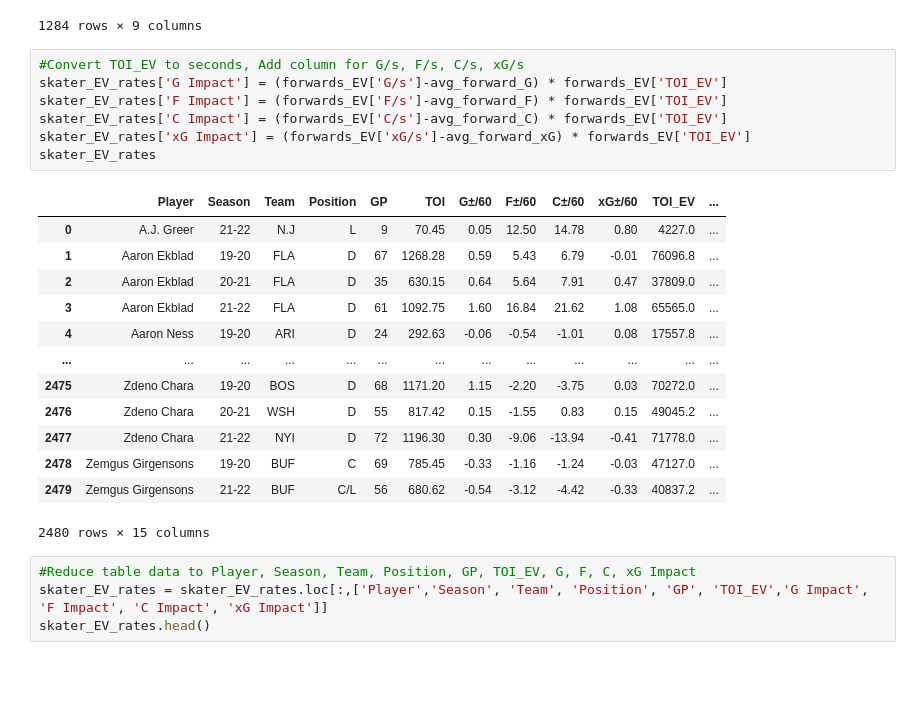
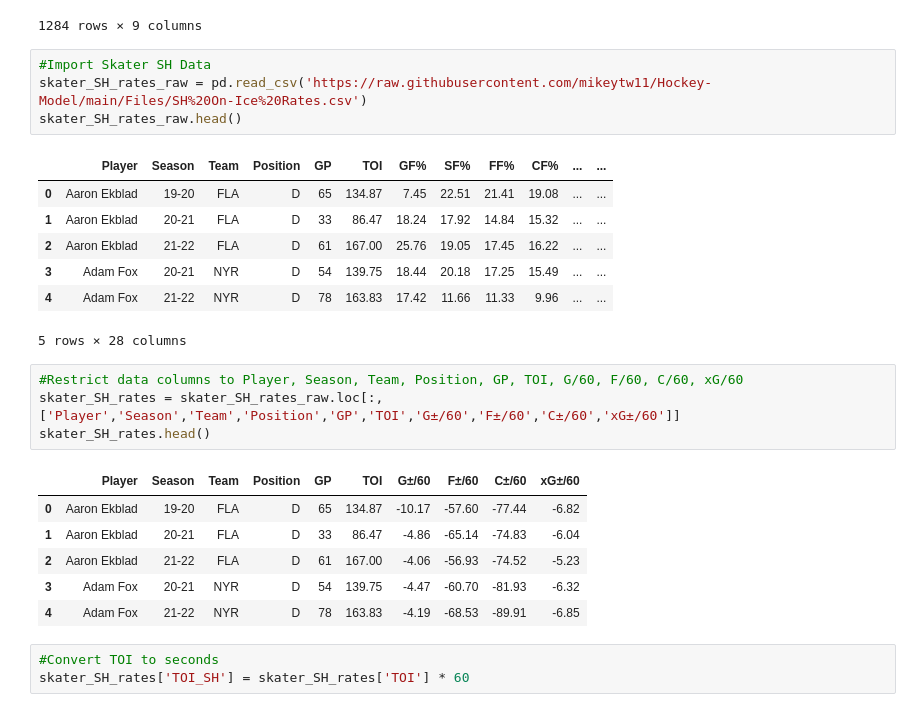
Before and after one commit to mikeytw11/Hockey-Model, a Jupyter notebook: Pre_Season_Model.ipynb, the cells around one changed output. Drawn from its saved outputs; the diff is of its cells as text; blank space fills up the shorter version.

```diff
--- a/Pre_Season_Model.ipynb
+++ b/Pre_Season_Model.ipynb
@@ -310,28 +310,29 @@ skater_PP
 | 1280 | Zach Werenski | 20-21 | CBJ | D | 33 | -1.742317 | -11.339614 | -16.808672 | -2.139052 |
 | 1281 | Zach Werenski | 21-22 | CBJ | D | 64 | 2.079144 | 26.923123 | 41.922267 | -0.192952 |
 1284 rows × 9 columns
-# %%
-#Convert TOI_EV to seconds, Add column for G/s, F/s, C/s, xG/s
-skater_EV_rates['G Impact'] = (forwards_EV['G/s']-avg_forward_G) * forwards_EV['TOI_EV']
-skater_EV_rates['F Impact'] = (forwards_EV['F/s']-avg_forward_F) * forwards_EV['TOI_EV']
-skater_EV_rates['C Impact'] = (forwards_EV['C/s']-avg_forward_C) * forwards_EV['TOI_EV']
-skater_EV_rates['xG Impact'] = (forwards_EV['xG/s']-avg_forward_xG) * forwards_EV['TOI_EV']
-skater_EV_rates
-# %% [output]
-|  | Player | Season | Team | Position | GP | TOI | G±/60 | F±/60 | C±/60 | xG±/60 | TOI_EV | ... |
-| 0 | A.J. Greer | 21-22 | N.J | L | 9 | 70.45 | 0.05 | 12.50 | 14.78 | 0.80 | 4227.0 | ... |
-| 1 | Aaron Ekblad | 19-20 | FLA | D | 67 | 1268.28 | 0.59 | 5.43 | 6.79 | -0.01 | 76096.8 | ... |
-| 2 | Aaron Ekblad | 20-21 | FLA | D | 35 | 630.15 | 0.64 | 5.64 | 7.91 | 0.47 | 37809.0 | ... |
-| 3 | Aaron Ekblad | 21-22 | FLA | D | 61 | 1092.75 | 1.60 | 16.84 | 21.62 | 1.08 | 65565.0 | ... |
-| 4 | Aaron Ness | 19-20 | ARI | D | 24 | 292.63 | -0.06 | -0.54 | -1.01 | 0.08 | 17557.8 | ... |
-| ... | ... | ... | ... | ... | ... | ... | ... | ... | ... | ... | ... | ... |
-| 2475 | Zdeno Chara | 19-20 | BOS | D | 68 | 1171.20 | 1.15 | -2.20 | -3.75 | 0.03 | 70272.0 | ... |
-| 2476 | Zdeno Chara | 20-21 | WSH | D | 55 | 817.42 | 0.15 | -1.55 | 0.83 | 0.15 | 49045.2 | ... |
-| 2477 | Zdeno Chara | 21-22 | NYI | D | 72 | 1196.30 | 0.30 | -9.06 | -13.94 | -0.41 | 71778.0 | ... |
-| 2478 | Zemgus Girgensons | 19-20 | BUF | C | 69 | 785.45 | -0.33 | -1.16 | -1.24 | -0.03 | 47127.0 | ... |
-| 2479 | Zemgus Girgensons | 21-22 | BUF | C/L | 56 | 680.62 | -0.54 | -3.12 | -4.42 | -0.33 | 40837.2 | ... |
-2480 rows × 15 columns
+# %%
+#Import Skater SH Data
+skater_SH_rates_raw = pd.read_csv('https://raw.githubusercontent.com/mikeytw11/Hockey-Model/main/Files/SH%20On-Ice%20Rates.csv')
+skater_SH_rates_raw.head()
+# %% [output]
+|  | Player | Season | Team | Position | GP | TOI | GF% | SF% | FF% | CF% | ... | ... |
+| 0 | Aaron Ekblad | 19-20 | FLA | D | 65 | 134.87 | 7.45 | 22.51 | 21.41 | 19.08 | ... | ... |
+| 1 | Aaron Ekblad | 20-21 | FLA | D | 33 | 86.47 | 18.24 | 17.92 | 14.84 | 15.32 | ... | ... |
+| 2 | Aaron Ekblad | 21-22 | FLA | D | 61 | 167.00 | 25.76 | 19.05 | 17.45 | 16.22 | ... | ... |
+| 3 | Adam Fox | 20-21 | NYR | D | 54 | 139.75 | 18.44 | 20.18 | 17.25 | 15.49 | ... | ... |
+| 4 | Adam Fox | 21-22 | NYR | D | 78 | 163.83 | 17.42 | 11.66 | 11.33 | 9.96 | ... | ... |
+5 rows × 28 columns
 # %%
-#Reduce table data to Player, Season, Team, Position, GP, TOI_EV, G, F, C, xG Impact
-skater_EV_rates = skater_EV_rates.loc[:,['Player','Season', 'Team', 'Position', 'GP', 'TOI_EV','G Impact', 'F Impact', 'C Impact', 'xG Impact']]
-skater_EV_rates.head()
+#Restrict data columns to Player, Season, Team, Position, GP, TOI, G/60, F/60, C/60, xG/60
+skater_SH_rates = skater_SH_rates_raw.loc[:,['Player','Season','Team','Position','GP','TOI','G±/60','F±/60','C±/60','xG±/60']]
+skater_SH_rates.head()
+# %% [output]
+|  | Player | Season | Team | Position | GP | TOI | G±/60 | F±/60 | C±/60 | xG±/60 |
+| 0 | Aaron Ekblad | 19-20 | FLA | D | 65 | 134.87 | -10.17 | -57.60 | -77.44 | -6.82 |
+| 1 | Aaron Ekblad | 20-21 | FLA | D | 33 | 86.47 | -4.86 | -65.14 | -74.83 | -6.04 |
+| 2 | Aaron Ekblad | 21-22 | FLA | D | 61 | 167.00 | -4.06 | -56.93 | -74.52 | -5.23 |
+| 3 | Adam Fox | 20-21 | NYR | D | 54 | 139.75 | -4.47 | -60.70 | -81.93 | -6.32 |
+| 4 | Adam Fox | 21-22 | NYR | D | 78 | 163.83 | -4.19 | -68.53 | -89.91 | -6.85 |
+# %%
+#Convert TOI to seconds
+skater_SH_rates['TOI_SH'] = skater_SH_rates['TOI'] * 60
```
Also changed, not shown: parts of 9 cells of this notebook.
